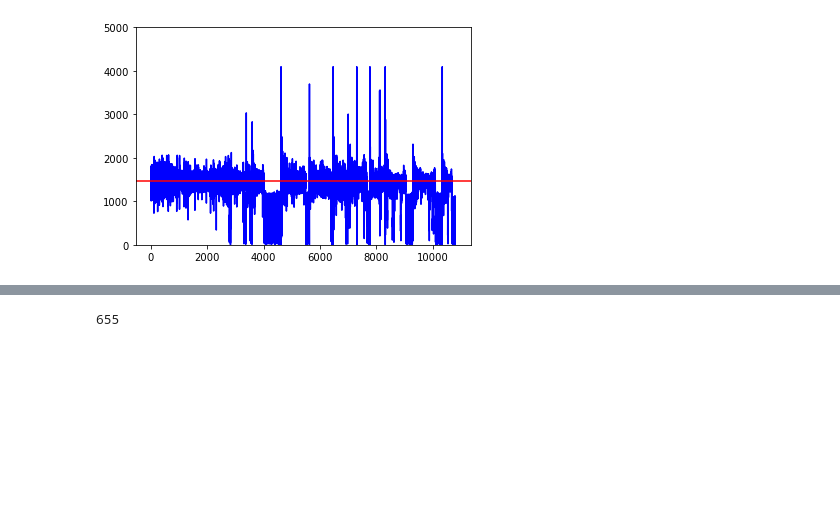
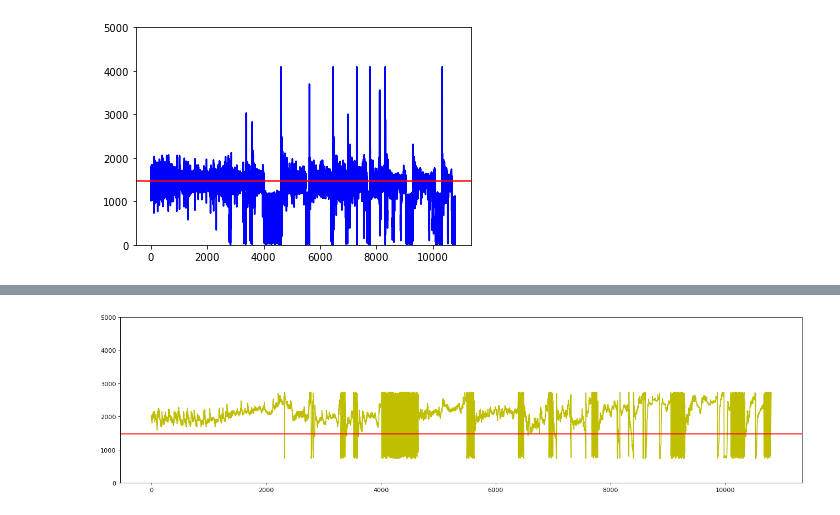
Before and after one commit to Taaccoo-beta/Flight-Simulator-In-Drosophila, a Jupyter notebook: Analysis/FF-Analysis/data/torqueCalc.ipynb, the cells around one changed output, grey strips where cells are left out. Cells and saved outputs as stored; diff of their text form; code cells hidden in the pictures; blank space fills up the shorter version.

```diff
--- a/Analysis/FF-Analysis/data/torqueCalc.ipynb
+++ b/Analysis/FF-Analysis/data/torqueCalc.ipynb
@@ -102,9 +108,10 @@ plt.show()
 # %%
+plt.figure(figsize=(20, 5), dpi=80)
 plt.ylim((0, 5000))
-plt.plot([i for i in range(len(tor))],tor[:],color="b")
+#plt.plot([i for i in range(len(tor))],tor[:],color="b")
 plt.plot([i for i in range(len(position))],position[:],color="y")
 plt.axhline(1470, color= 'r')
 plt.show()
 # %% [output]
-655
+[figure, added]
 # %%
```
Also changed, not shown: parts of 13 cells of this notebook.
